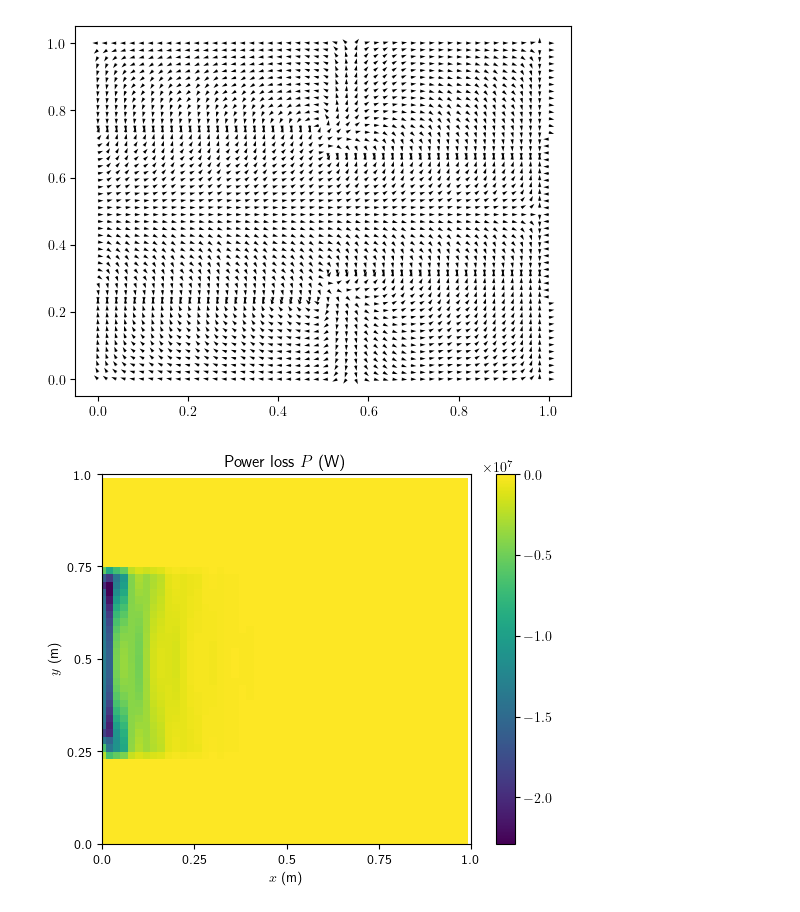
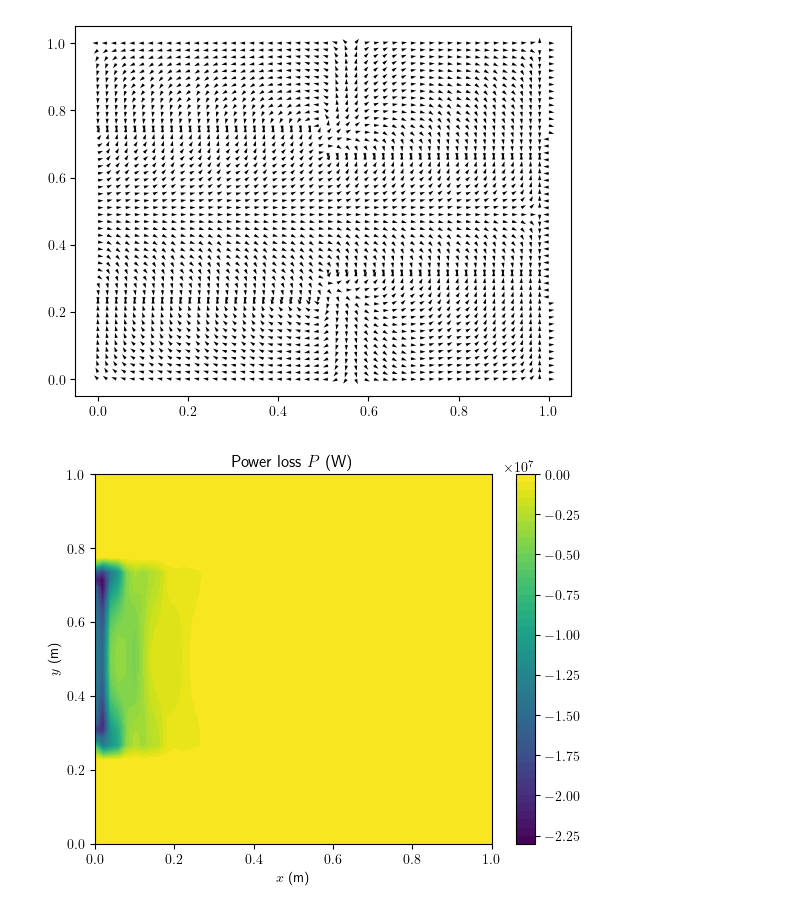
Before and after one commit to Devoev/multiphysics, a Jupyter notebook: main.ipynb, the cells around one changed output. Drawn from its saved outputs; the diff is of its cells as text; code cells hidden in the pictures.

Commit message:
using new plot_pot function

```diff
--- a/main.ipynb
+++ b/main.ipynb
@@ -108,9 +92,9 @@ pe = u*i                            # Power on edge vector
 pv = 0.5*np.abs(g.T) @ pe           # Power on dual volume vector
 # %%
 ## Plot power
-plot_z_surf(pv, z=2, title='Power loss $P$ (W)')
+plot_pot(msh, pv, nz=2, levels=n, title='Power loss $P$ (W)')
 # %% [output]
-[figure, old version]
+[figure, new version]
 # %%
 ## Solve thermal system
 cond = 401
```
Also changed, not shown: parts of 2 cells of this notebook.
